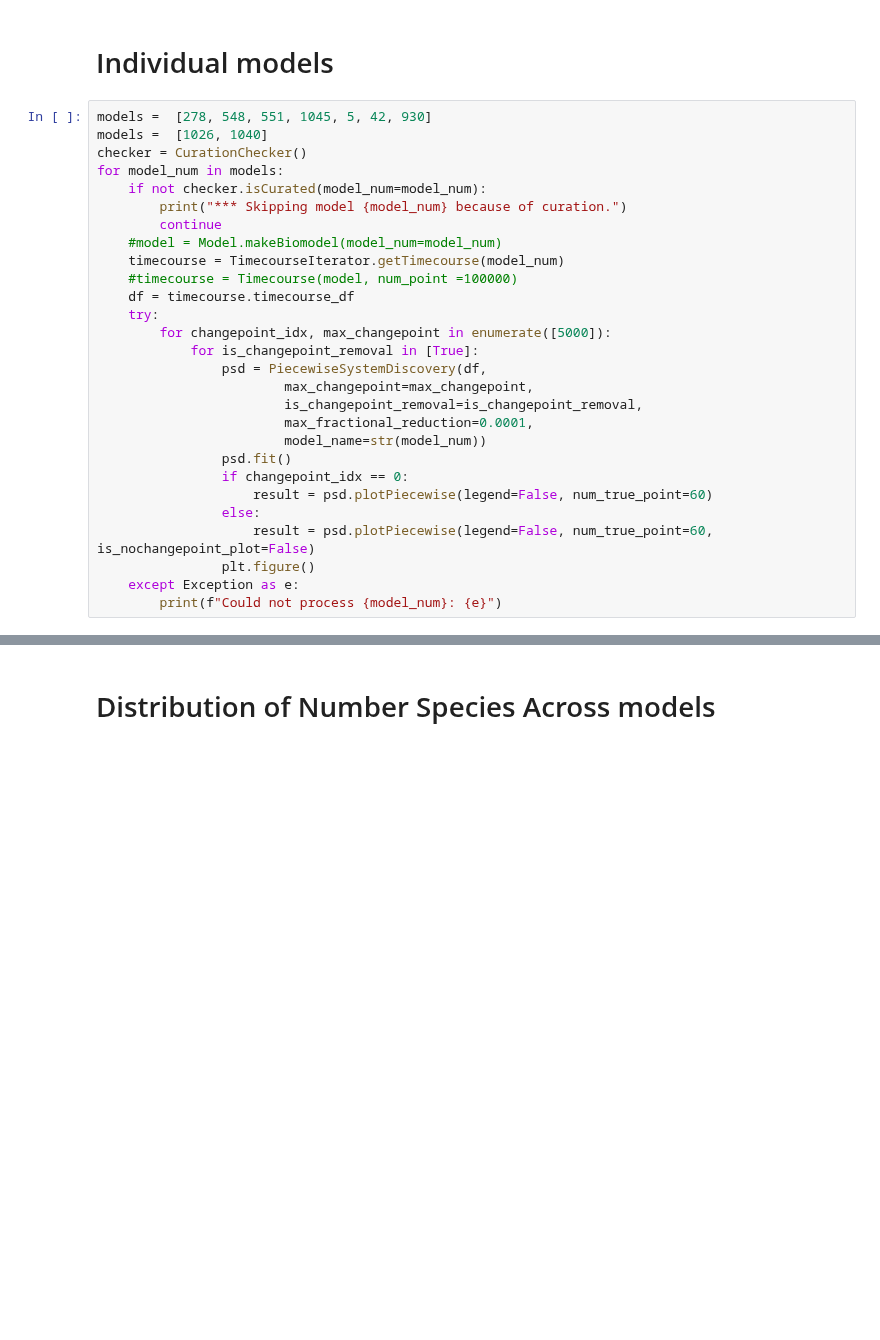
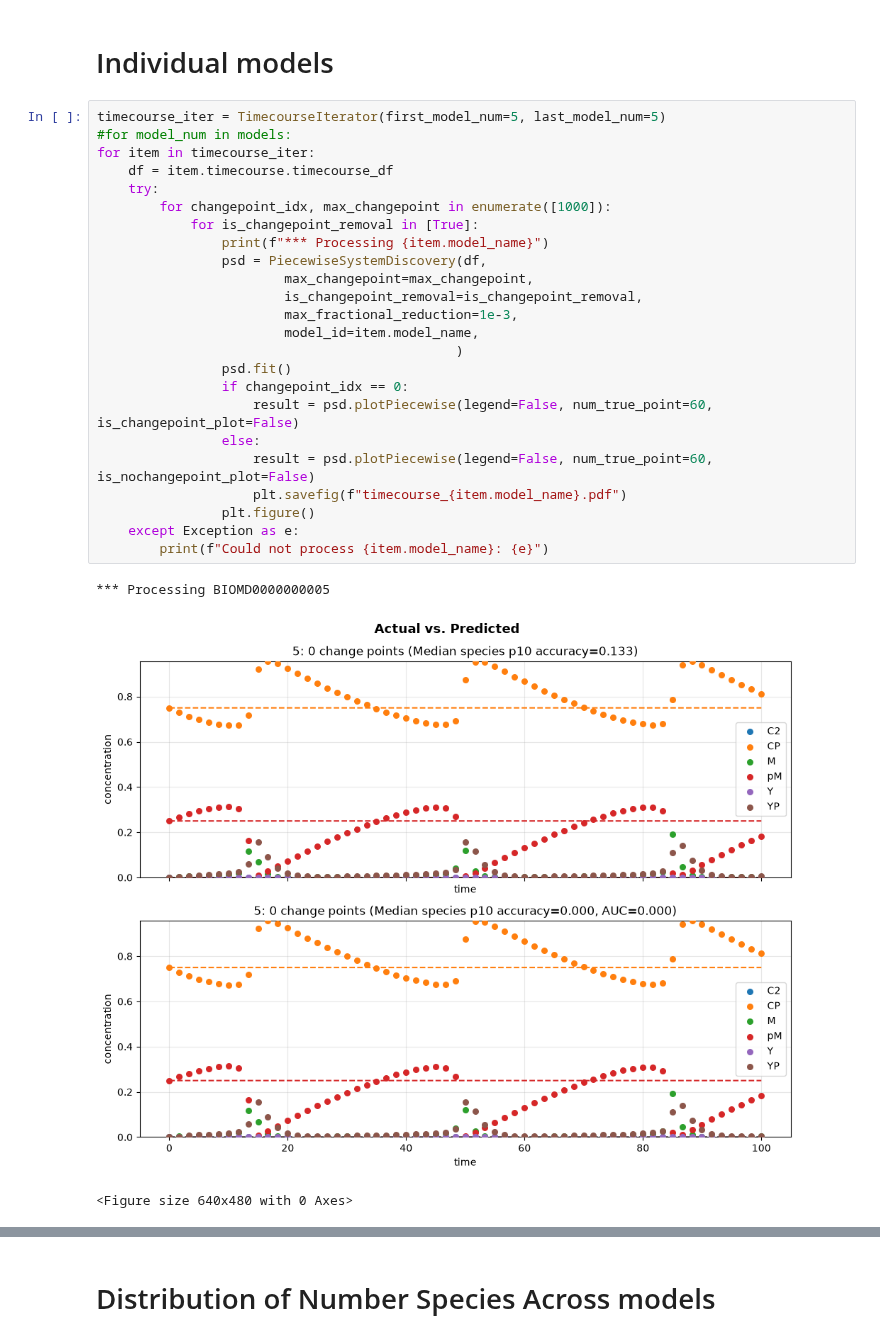
Before and after one commit to joseph-hellerstein/biomodels_linearity, a Jupyter notebook: notebooks/piecewise_predictions.ipynb, the cells around one changed output, grey strips where cells are left out. Drawn from its saved outputs; the diff is of its cells as text; blank space fills up the shorter version.

Commit message:
Fix bug in calculating accuracy for fit changepoints and some refactoring.

```diff
--- a/notebooks/piecewise_predictions.ipynb
+++ b/notebooks/piecewise_predictions.ipynb
@@ -99,33 +118,33 @@ NONOSCILLATION_DF
 # %% [markdown]
 # Individual models
 # %%
-models =  [278, 548, 551, 1045, 5, 42, 930]
-models =  [1026, 1040]
-checker = CurationChecker()
-for model_num in models:
-    if not checker.isCurated(model_num=model_num):
-        print("*** Skipping model {model_num} because of curation.")
-        continue
-    #model = Model.makeBiomodel(model_num=model_num)
-    timecourse = TimecourseIterator.getTimecourse(model_num)
-    #timecourse = Timecourse(model, num_point =100000)
-    df = timecourse.timecourse_df
+timecourse_iter = TimecourseIterator(first_model_num=5, last_model_num=5)
+#for model_num in models:
+for item in timecourse_iter:
+    df = item.timecourse.timecourse_df
     try:
-        for changepoint_idx, max_changepoint in enumerate([5000]):
+        for changepoint_idx, max_changepoint in enumerate([1000]):
             for is_changepoint_removal in [True]:
+                print(f"*** Processing {item.model_name}")
                 psd = PiecewiseSystemDiscovery(df,
                         max_changepoint=max_changepoint,
                         is_changepoint_removal=is_changepoint_removal,
-                        max_fractional_reduction=0.0001,
-                        model_name=str(model_num))
+                        max_fractional_reduction=1e-3,
+                        model_id=item.model_name,
+                                              )
                 psd.fit()
                 if changepoint_idx == 0:
-                    result = psd.plotPiecewise(legend=False, num_true_point=60)
+                    result = psd.plotPiecewise(legend=False, num_true_point=60, is_changepoint_plot=False)
                 else:
                     result = psd.plotPiecewise(legend=False, num_true_point=60, is_nochangepoint_plot=False)
+                    plt.savefig(f"timecourse_{item.model_name}.pdf")
                 plt.figure()
     except Exception as e:
-        print(f"Could not process {model_num}: {e}")
+        print(f"Could not process {item.model_name}: {e}")
+# %% [output]
+*** Processing BIOMD0000000005
+[figure, added]
+<Figure size 640x480 with 0 Axes>
 # %%
 # Analysis of model 45. We can fit an exponential to Y or X
 arr = np.linspace(0, 6, 100)
```
Also changed, not shown: parts of 16 cells of this notebook, 3 other files.
